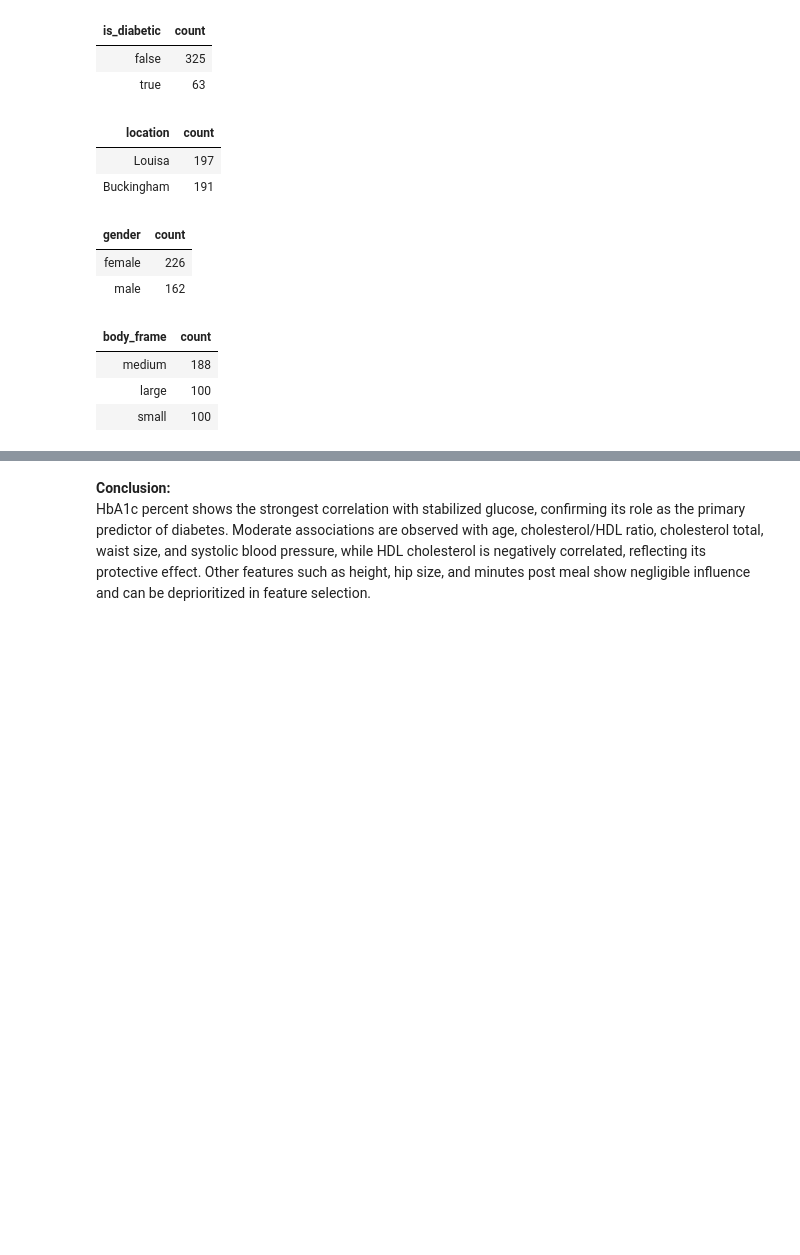
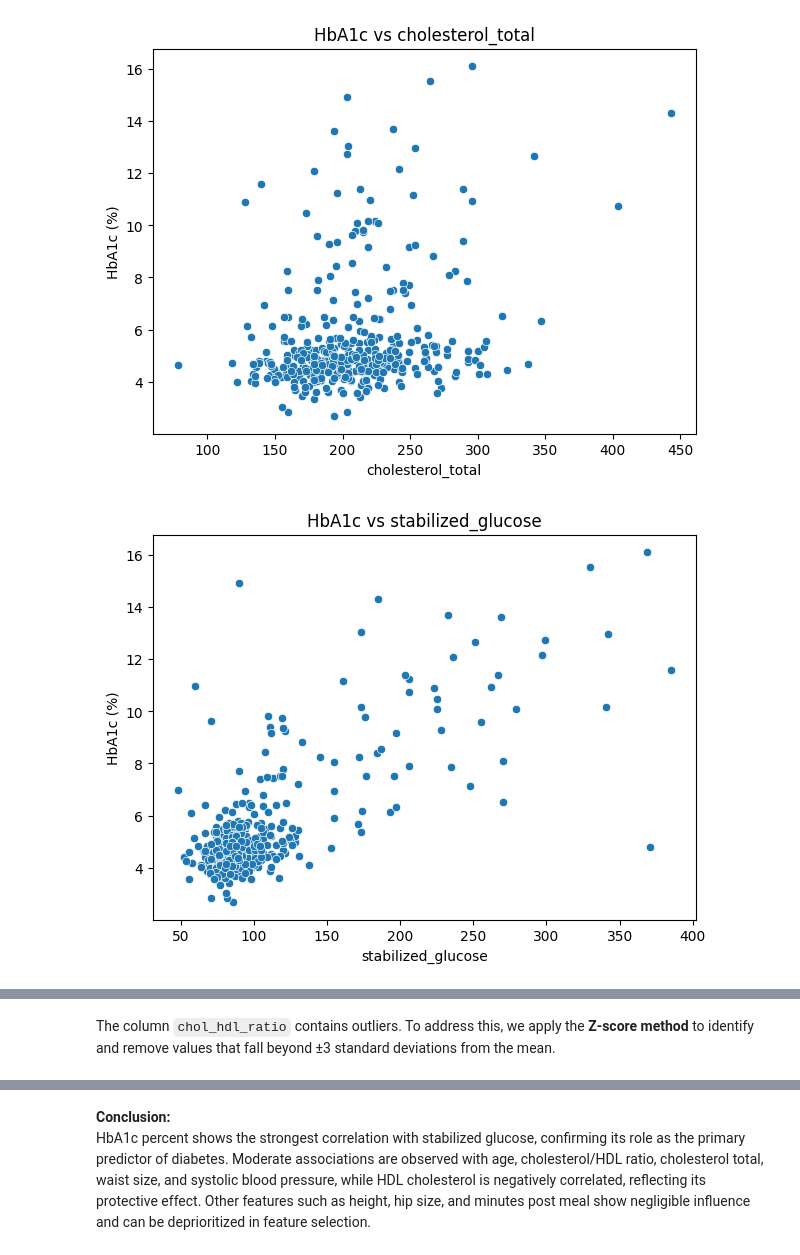
Before and after one commit to Kholeka98/Data-Science-Project-Profolio, a Jupyter notebook: Exploratory Data Analysis/ExploratoryDataAnalysisDiabetes.ipynb, the cells around one changed output, grey strips where cells are left out. Cells and saved outputs as stored; diff of their text form; code cells hidden in the pictures; blank space fills up the shorter version.

```diff
--- a/Exploratory Data Analysis/ExploratoryDataAnalysisDiabetes.ipynb
+++ b/Exploratory Data Analysis/ExploratoryDataAnalysisDiabetes.ipynb
@@ -19,0 +29,9 @@ display(df.limit(5))
+# %%
+# load data to dataframe and display
+file_path = f"abfss://{ContainerName}@{StorageName}.dfs.core.windows.net/{bronze_path}/Microsoft lab dataset2.csv"
+df = (
+    spark.read
+    .option("header", "true")        # read first row as column names
+    .option("inferSchema", "true")   # optional: infer data types
+    .csv(file_path)
+)
@@ -20,9 +92,16 @@ display(df.limit(5))
+# %%
+# Add metric conversions and derived features
+df2 = (
+    df.withColumn("height_m", col("height_inches") * 0.0254)
+      .withColumn("weight_kg", col("weight_pounds") * 0.453592)
+      .withColumn("BMI", col("weight_kg") / (col("height_m")**2))
+      .withColumn("waist_hip_ratio", col("waist_inches") / col("hip_inches"))
+      .drop("height_inches", "weight_pounds", "waist_inches", "hip_inches")
+)
 # %%
-# Select only numeric columns
-numeric_cols = [f.name for f in df.schema.fields if f.dataType.simpleString() in ["int", "double", "float", "long"] and f.name != "patient_id"]
-
-# Run summary only on numeric columns
-df.select(numeric_cols).summary().display()
+# Update numeric columns and show summary
+numeric_cols = [f.name for f in df2.schema.fields if f.dataType.simpleString() in ["int","double","float","long"] and f.name != "patient_id"]
+df2.select(numeric_cols).summary().display()
 # %% [output]
 | summary | cholesterol_total | stabilized_glucose | hdl_cholesterol | chol_hdl_ratio | hba1c_percent | age | ... |
 | count | 388 | 388 | 388 | 388 | 388 | 388 | ... |
@@ -36,25 +115,16 @@ df.select(numeric_cols).summary().display()
-# %%
-# Distribution of HbA1c (label balance)
-df.groupBy(
-    (col("hba1c_percent") >= 6.5).alias("is_diabetic")
-).count().display()
-# %% [output]
-| is_diabetic | count |
-| false | 325 |
-| true | 63 |
-# %%
-# Explore Categorical Variables (frequency counts)
-categorical_cols = [f.name for f in df.schema.fields if f.dataType.simpleString() == "string"]
-for c in categorical_cols:
-    df.groupBy(c).count().orderBy("count", ascending=False).display()
-# %% [output]
-| location | count |
-| Louisa | 197 |
-| Buckingham | 191 |
-| gender | count |
-| female | 226 |
-| male | 162 |
-| body_frame | count |
-| medium | 188 |
-| large | 100 |
-| small | 100 |
+# %%
+# Convert numeric features to Pandas for plotting
+pdf = df2.select(numeric_cols).toPandas()
+
+# Scatter plots: HbA1c vs each numeric feature
+for c in numeric_cols:
+    if c != "hba1c_percent":
+        plt.figure(figsize=(7,5))
+        sns.scatterplot(x=pdf[c], y=pdf["hba1c_percent"])
+        plt.title(f"HbA1c vs {c}")
+        plt.xlabel(c)
+        plt.ylabel("HbA1c (%)")
+        plt.show()
+# %% [output]
+[figure, added]
+[figure, added]
@@ -60,0 +141,2 @@ for c in categorical_cols:
+# %% [markdown]
+The column `chol_hdl_ratio` contains outliers. To address this, we apply the **Z‑score method** to identify and remove values that fall beyond ±3 standard deviations from the mean.
```
Also changed, not shown: parts of 29 cells of this notebook.
